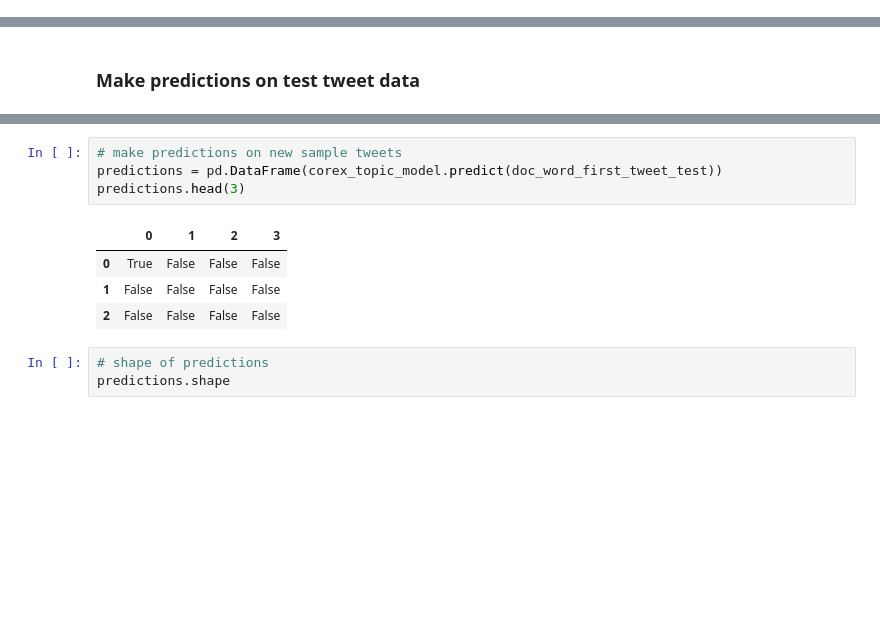
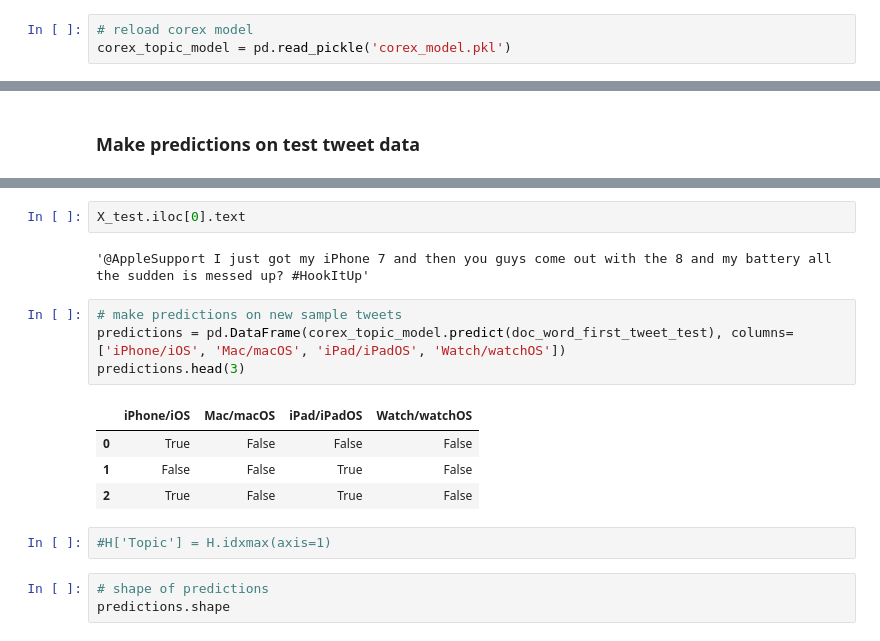
Before and after one commit to syntheticjohn/apple_tweets_nlp, a Jupyter notebook: apple_tweets_modeling.ipynb, the cells around one changed output, grey strips where cells are left out. Cells and saved outputs as stored; diff of their text form; blank space fills up the shorter version.

Commit message:
cleaned up chat words text

```diff
--- a/apple_tweets_modeling.ipynb
+++ b/apple_tweets_modeling.ipynb
@@ -582,3 +602,6 @@ for n,topic in enumerate(topics):
+# %%
+# reload corex model
+corex_topic_model = pd.read_pickle('corex_model.pkl')
 # %%
 # probability of y given x
 corex_topic_model.p_y_given_x
@@ -674,12 +798,18 @@ df_corex_doc_topic_first_tweet
+# %%
+X_test.iloc[0].text
+# %% [output]
+'@AppleSupport I just got my iPhone 7 and then you guys come out with the 8 and my battery all the sudden is messed up? #HookItUp'
 # %%
 # make predictions on new sample tweets
-predictions = pd.DataFrame(corex_topic_model.predict(doc_word_first_tweet_test))
+predictions = pd.DataFrame(corex_topic_model.predict(doc_word_first_tweet_test), columns=['iPhone/iOS', 'Mac/macOS', 'iPad/iPadOS', 'Watch/watchOS'])
 predictions.head(3)
 # %% [output]
-|  | 0 | 1 | 2 | 3 |
+|  | iPhone/iOS | Mac/macOS | iPad/iPadOS | Watch/watchOS |
 | 0 | True | False | False | False |
-| 1 | False | False | False | False |
-| 2 | False | False | False | False |
+| 1 | False | False | True | False |
+| 2 | True | False | True | False |
+# %%
+#H['Topic'] = H.idxmax(axis=1)
 # %%
 # shape of predictions
 predictions.shape
```
Also changed, not shown: parts of 54 cells of this notebook, 2 other files.
